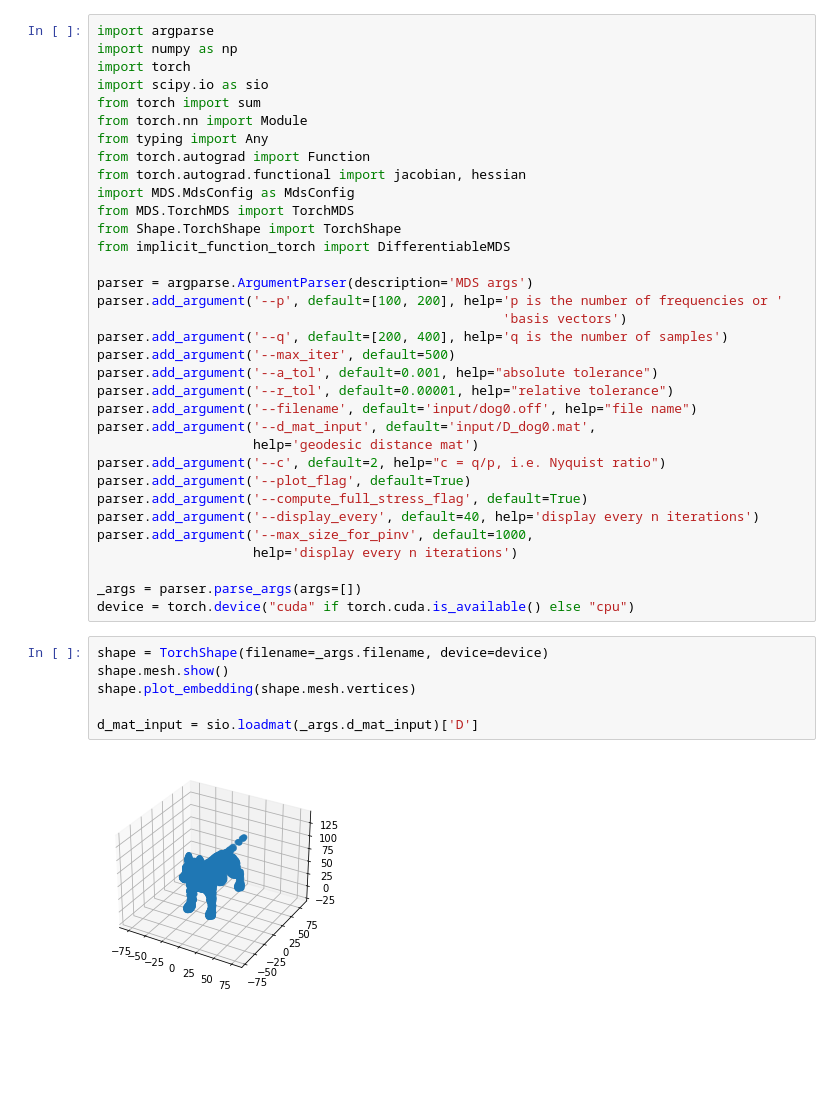
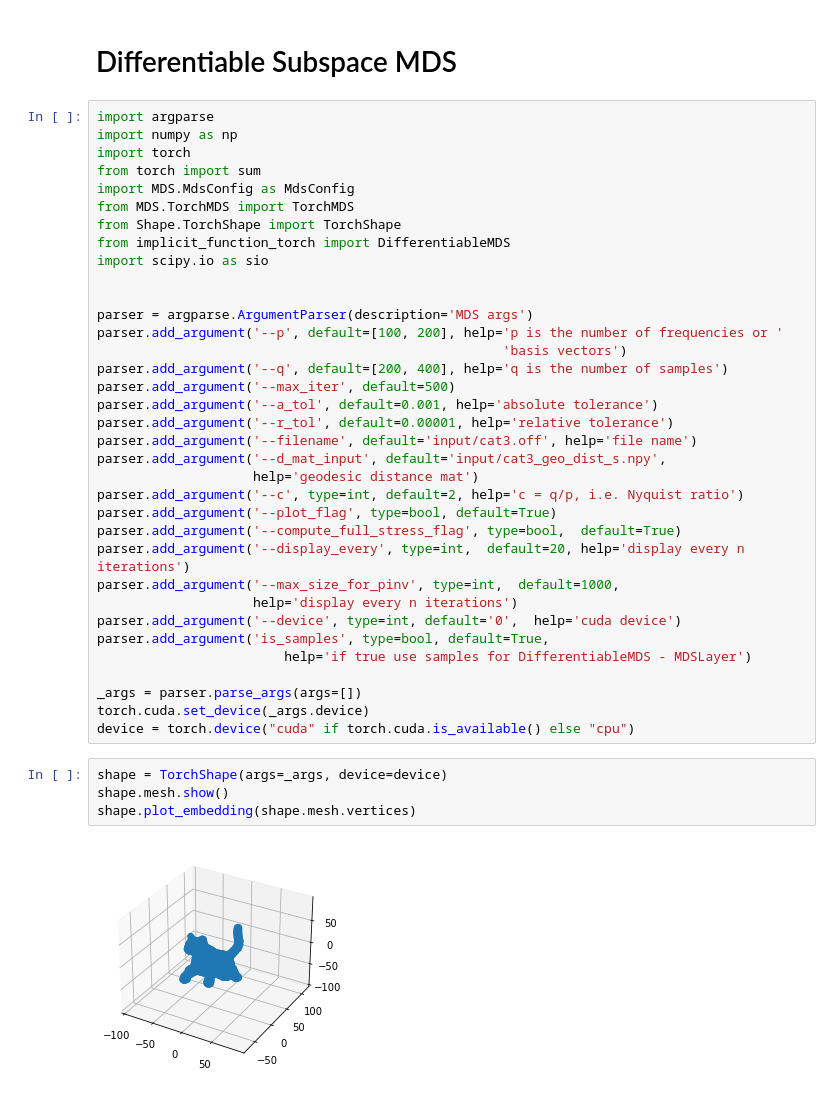
Before and after one commit to vistalab-technion/SLS-MDS, a Jupyter notebook: run_torch.ipynb, the cells around one changed output. Drawn from its saved outputs; the diff is of its cells as text; blank space fills up the shorter version.

Commit message:
working version of implicit_function_torch.py and run_torch.ipynb + some chenges in shape and mds dirs

```diff
--- a/run_torch.ipynb
+++ b/run_torch.ipynb
@@ -1,45 +1,46 @@
+# %% [markdown]
+# Differentiable Subspace MDS
 # %%
 import argparse
 import numpy as np
 import torch
-import scipy.io as sio
 from torch import sum
-from torch.nn import Module
-from typing import Any
-from torch.autograd import Function
-from torch.autograd.functional import jacobian, hessian
 import MDS.MdsConfig as MdsConfig
 from MDS.TorchMDS import TorchMDS
 from Shape.TorchShape import TorchShape
 from implicit_function_torch import DifferentiableMDS
+import scipy.io as sio
+
 
 parser = argparse.ArgumentParser(description='MDS args')
 parser.add_argument('--p', default=[100, 200], help='p is the number of frequencies or '
                                                     'basis vectors')
 parser.add_argument('--q', default=[200, 400], help='q is the number of samples')
 parser.add_argument('--max_iter', default=500)
-parser.add_argument('--a_tol', default=0.001, help="absolute tolerance")
-parser.add_argument('--r_tol', default=0.00001, help="relative tolerance")
-parser.add_argument('--filename', default='input/dog0.off', help="file name")
-parser.add_argument('--d_mat_input', default='input/D_dog0.mat',
+parser.add_argument('--a_tol', default=0.001, help='absolute tolerance')
+parser.add_argument('--r_tol', default=0.00001, help='relative tolerance')
+parser.add_argument('--filename', default='input/cat3.off', help='file name')
+parser.add_argument('--d_mat_input', default='input/cat3_geo_dist_s.npy',
                     help='geodesic distance mat')
-parser.add_argument('--c', default=2, help="c = q/p, i.e. Nyquist ratio")
-parser.add_argument('--plot_flag', default=True)
-parser.add_argument('--compute_full_stress_flag', default=True)
-parser.add_argument('--display_every', default=40, help='display every n iterations')
-parser.add_argument('--max_size_for_pinv', default=1000,
+parser.add_argument('--c', type=int, default=2, help='c = q/p, i.e. Nyquist ratio')
+parser.add_argument('--plot_flag', type=bool, default=True)
+parser.add_argument('--compute_full_stress_flag', type=bool,  default=True)
+parser.add_argument('--display_every', type=int,  default=20, help='display every n iterations')
+parser.add_argument('--max_size_for_pinv', type=int,  default=1000,
                     help='display every n iterations')
+parser.add_argument('--device', type=int, default='0',  help='cuda device')
+parser.add_argument('is_samples', type=bool, default=True,
+                        help='if true use samples for DifferentiableMDS - MDSLayer')
 
 _args = parser.parse_args(args=[])
+torch.cuda.set_device(_args.device)
 device = torch.device("cuda" if torch.cuda.is_available() else "cpu")
 # %%
-shape = TorchShape(filename=_args.filename, device=device)
+shape = TorchShape(args=_args, device=device)
 shape.mesh.show()
 shape.plot_embedding(shape.mesh.vertices)
-
-d_mat_input = sio.loadmat(_args.d_mat_input)['D']
 # %% [output]
-[figure, old version]
+[figure, new version]
 # %%
 mds_params = MdsConfig.MdsParams(shape, _args)
 mds_params.set_shape(shape)
```
Also changed, not shown: parts of 4 cells of this notebook, 2 other files.
